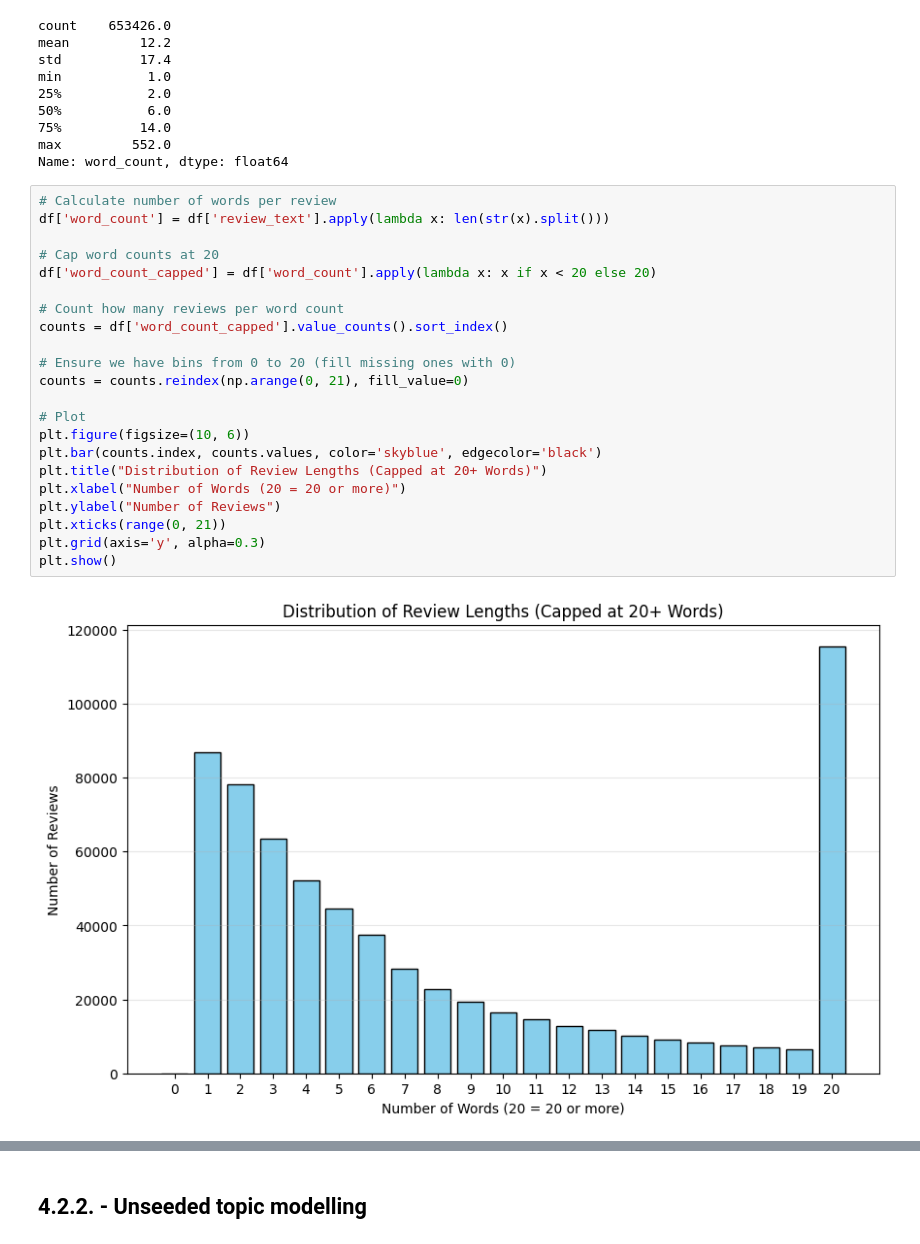
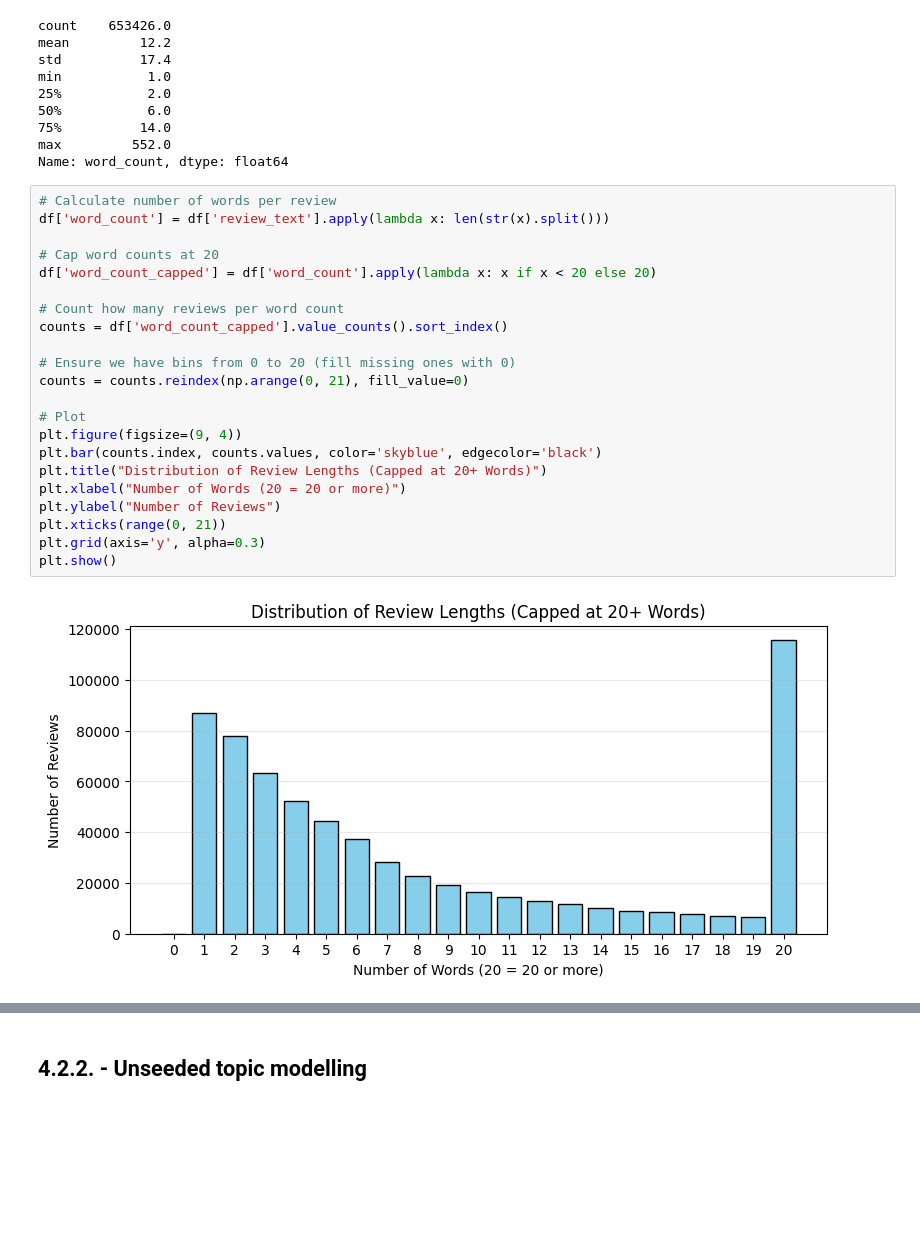
Before and after one commit to pcatarino88/banking_app_reviews, a Jupyter notebook: notebooks/4.2. BERTopic Modelling.ipynb, the cells around one changed output, grey strips where cells are left out. Cells and saved outputs as stored; diff of their text form; blank space fills up the shorter version.

```diff
--- a/notebooks/4.2. BERTopic Modelling.ipynb
+++ b/notebooks/4.2. BERTopic Modelling.ipynb
@@ -39,24 +39,24 @@ Name: word_count, dtype: float64
 # %%
 # Calculate number of words per review
 df['word_count'] = df['review_text'].apply(lambda x: len(str(x).split()))
 
 # Cap word counts at 20
 df['word_count_capped'] = df['word_count'].apply(lambda x: x if x < 20 else 20)
 
 # Count how many reviews per word count
 counts = df['word_count_capped'].value_counts().sort_index()
 
 # Ensure we have bins from 0 to 20 (fill missing ones with 0)
 counts = counts.reindex(np.arange(0, 21), fill_value=0)
 
 # Plot
-plt.figure(figsize=(10, 6))
+plt.figure(figsize=(9, 4))
 plt.bar(counts.index, counts.values, color='skyblue', edgecolor='black')
 plt.title("Distribution of Review Lengths (Capped at 20+ Words)")
 plt.xlabel("Number of Words (20 = 20 or more)")
 plt.ylabel("Number of Reviews")
 plt.xticks(range(0, 21))
 plt.grid(axis='y', alpha=0.3)
 plt.show()
 # %% [output]
-[figure, old version]
+[figure, new version]
```
Also changed, not shown: parts of 50 cells of this notebook.
